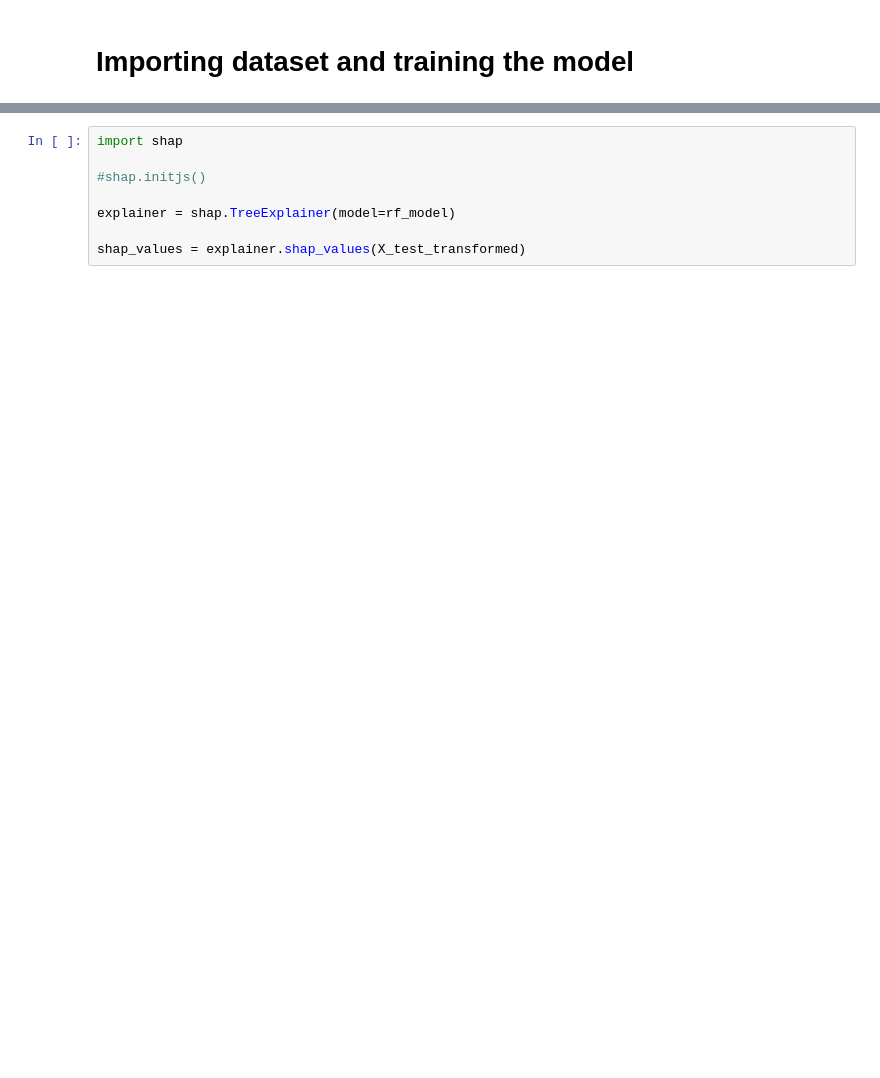
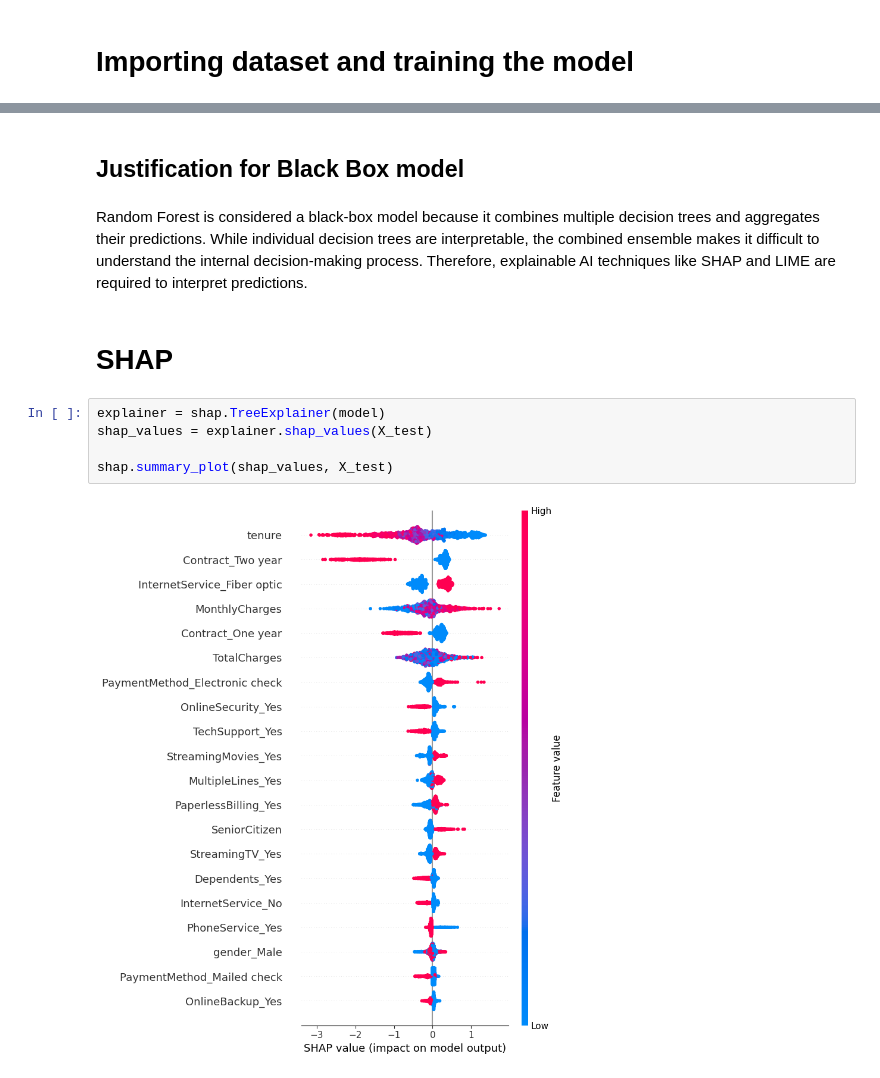
Before and after one commit to mananch1/AI-Ethics-SEM-6-Lab, a Jupyter notebook: ethics-in-ai-lab-3-XAI.ipynb, the cells around one changed output, grey strips where cells are left out. Saved outputs shown, nothing was run; the diff lists cells and outputs as text; blank space fills up the shorter version.

```diff
--- a/ethics-in-ai-lab-3-XAI.ipynb
+++ b/ethics-in-ai-lab-3-XAI.ipynb
@@ -106,8 +110,13 @@ X_test_transformed = model.named_steps["preprocess"].transform(X_test)
+# %% [markdown]
+## Justification for Black Box model
+# %% [markdown]
+Random Forest is considered a black-box model because it combines multiple decision trees and aggregates their predictions. While individual decision trees are interpretable, the combined ensemble makes it difficult to understand the internal decision-making process. Therefore, explainable AI techniques like SHAP and LIME are required to interpret predictions.
+# %% [markdown]
+# SHAP
 # %%
-import shap
+explainer = shap.TreeExplainer(model)
+shap_values = explainer.shap_values(X_test)
 
-#shap.initjs()
-
-explainer = shap.TreeExplainer(model=rf_model)
-
-shap_values = explainer.shap_values(X_test_transformed)
+shap.summary_plot(shap_values, X_test)
+# %% [output]
+[figure, added]
```
Also changed, not shown: parts of 19 cells of this notebook, 3 other files.
